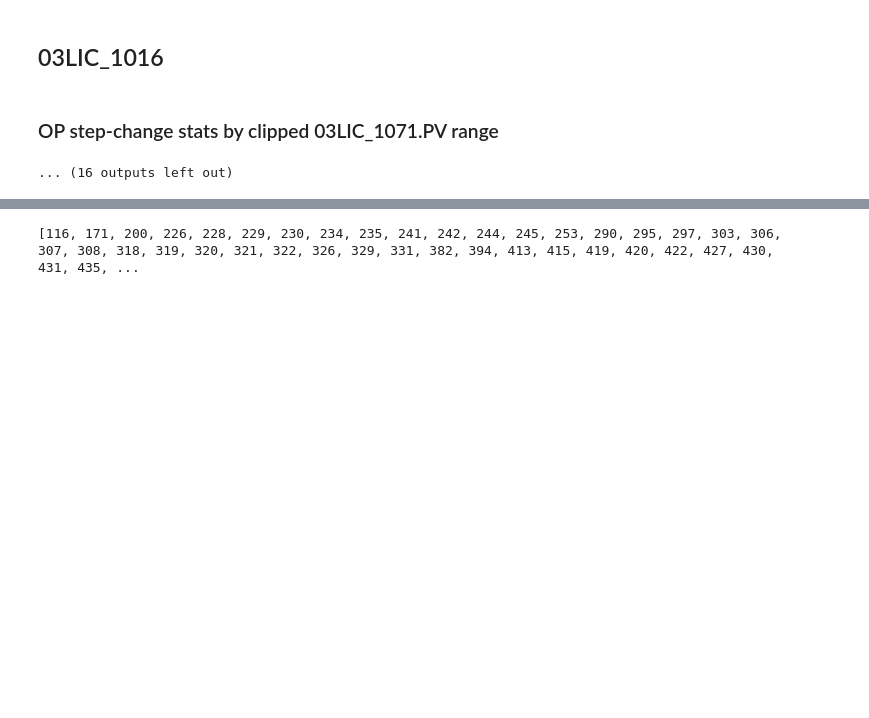
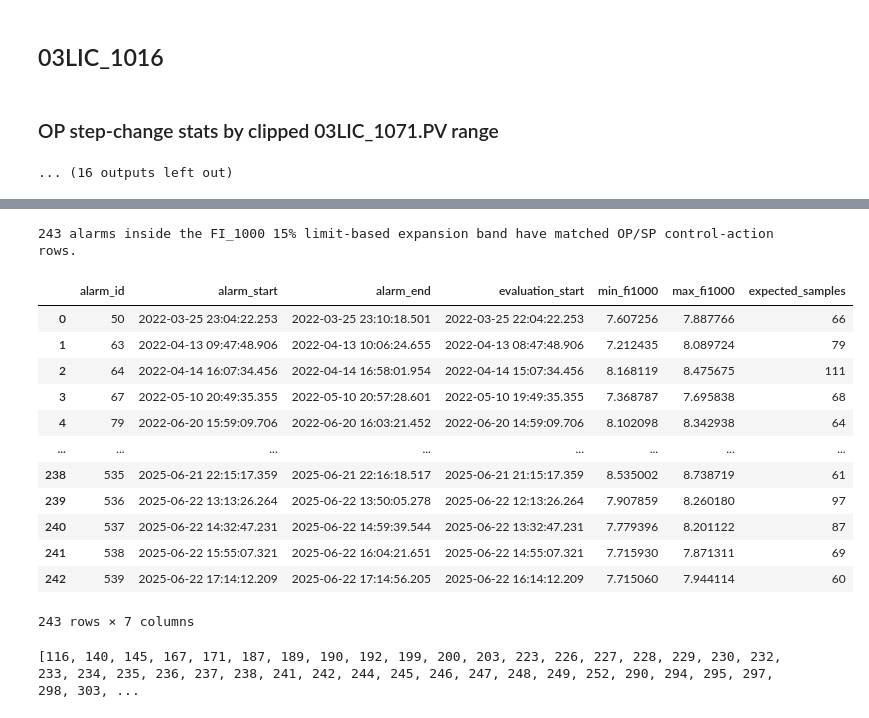
Before and after one commit to H604827/ControlActions, a Jupyter notebook: EXPERIMENTS/control_actions_and_alarms_analysis.ipynb, the cells around one changed output, grey strips where cells are left out. Saved outputs shown, nothing was run; the diff lists cells and outputs as text; code cells hidden in the pictures; blank space fills up the shorter version.

```diff
--- a/EXPERIMENTS/control_actions_and_alarms_analysis.ipynb
+++ b/EXPERIMENTS/control_actions_and_alarms_analysis.ipynb
@@ -1386,6 +1319,44 @@ display(fi1000_30pct_alarms_without_op_sp_actions)
+# %%
+# Alarms within the FI_1000 target limit-based expansion band that have matched OP/SP control actions
+fi1000_target_band_alarms_with_op_sp_actions = (
+    fi1000_target_band_passing_alarms.loc[
+        fi1000_target_band_passing_alarms['alarm_id'].isin(matched_op_sp_alarm_ids),
+        [
+            'alarm_id',
+            'alarm_start',
+            'alarm_end',
+            'evaluation_start',
+            'min_fi1000',
+            'max_fi1000',
+            'expected_samples',
+        ],
+    ]
+    .sort_values('alarm_id')
+    .reset_index(drop=True)
+ )
+
+print(
+    f"{len(fi1000_target_band_alarms_with_op_sp_actions)} alarms inside the FI_1000 {target_expansion_pct}% limit-based expansion band have matched OP/SP control-action rows."
+ )
+display(fi1000_target_band_alarms_with_op_sp_actions)
+# %% [output]
+243 alarms inside the FI_1000 15% limit-based expansion band have matched OP/SP control-action rows.
+|  | alarm_id | alarm_start | alarm_end | evaluation_start | min_fi1000 | max_fi1000 | expected_samples |
+| 0 | 50 | 2022-03-25 23:04:22.253 | 2022-03-25 23:10:18.501 | 2022-03-25 22:04:22.253 | 7.607256 | 7.887766 | 66 |
+| 1 | 63 | 2022-04-13 09:47:48.906 | 2022-04-13 10:06:24.655 | 2022-04-13 08:47:48.906 | 7.212435 | 8.089724 | 79 |
+| 2 | 64 | 2022-04-14 16:07:34.456 | 2022-04-14 16:58:01.954 | 2022-04-14 15:07:34.456 | 8.168119 | 8.475675 | 111 |
+| 3 | 67 | 2022-05-10 20:49:35.355 | 2022-05-10 20:57:28.601 | 2022-05-10 19:49:35.355 | 7.368787 | 7.695838 | 68 |
+| 4 | 79 | 2022-06-20 15:59:09.706 | 2022-06-20 16:03:21.452 | 2022-06-20 14:59:09.706 | 8.102098 | 8.342938 | 64 |
+| ... | ... | ... | ... | ... | ... | ... | ... |
+| 238 | 535 | 2025-06-21 22:15:17.359 | 2025-06-21 22:16:18.517 | 2025-06-21 21:15:17.359 | 8.535002 | 8.738719 | 61 |
+| 239 | 536 | 2025-06-22 13:13:26.264 | 2025-06-22 13:50:05.278 | 2025-06-22 12:13:26.264 | 7.907859 | 8.260180 | 97 |
+| 240 | 537 | 2025-06-22 14:32:47.231 | 2025-06-22 14:59:39.544 | 2025-06-22 13:32:47.231 | 7.779396 | 8.201122 | 87 |
+| 241 | 538 | 2025-06-22 15:55:07.321 | 2025-06-22 16:04:21.651 | 2025-06-22 14:55:07.321 | 7.715930 | 7.871311 | 69 |
+| 242 | 539 | 2025-06-22 17:14:12.209 | 2025-06-22 17:14:56.205 | 2025-06-22 16:14:12.209 | 7.715060 | 7.944114 | 60 |
+243 rows × 7 columns
 # %%
-# Alarm IDs only: FI_1000 30% expansion band alarms without matched OP/SP control actions
-no_op_sp_alarm_ids = fi1000_30pct_alarms_without_op_sp_actions['alarm_id'].tolist()
+# Alarm IDs only: FI_1000 target limit-based expansion band alarms without matched OP/SP control actions
+no_op_sp_alarm_ids = fi1000_target_band_alarms_without_op_sp_actions['alarm_id'].tolist()
 print(no_op_sp_alarm_ids)
 # %% [output]
-[116, 171, 200, 226, 228, 229, 230, 234, 235, 241, 242, 244, 245, 253, 290, 295, 297, 303, 306, 307, 308, 318, 319, 320, 321, 322, 326, 329, 331, 382, 394, 413, 415, 419, 420, 422, 427, 430, 431, 435, ...
+[116, 140, 145, 167, 171, 187, 189, 190, 192, 199, 200, 203, 223, 226, 227, 228, 229, 230, 232, 233, 234, 235, 236, 237, 238, 241, 242, 244, 245, 246, 247, 248, 249, 252, 290, 294, 295, 297, 298, 303, ...
```
Also changed, not shown: parts of 11 cells of this notebook, 6 other files.
